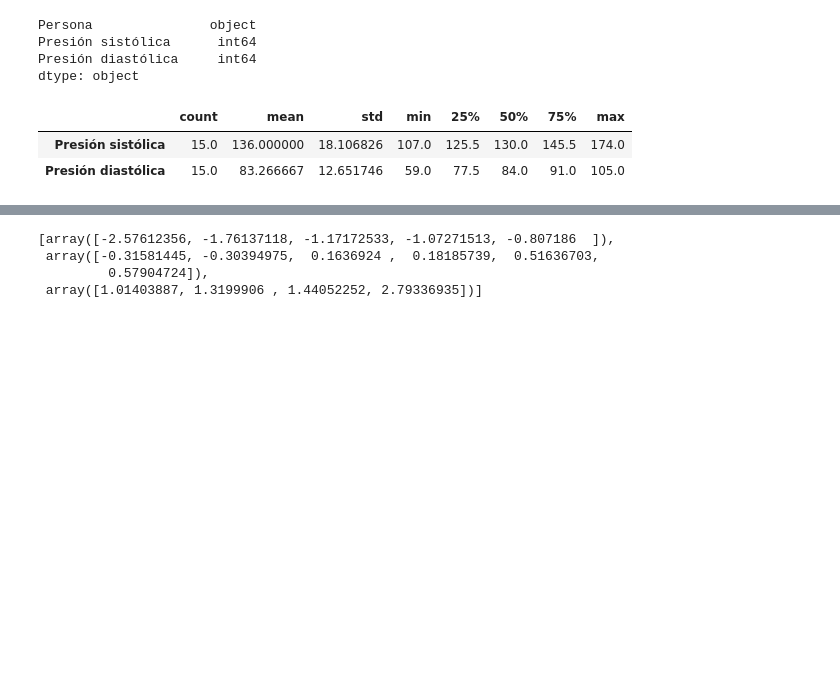
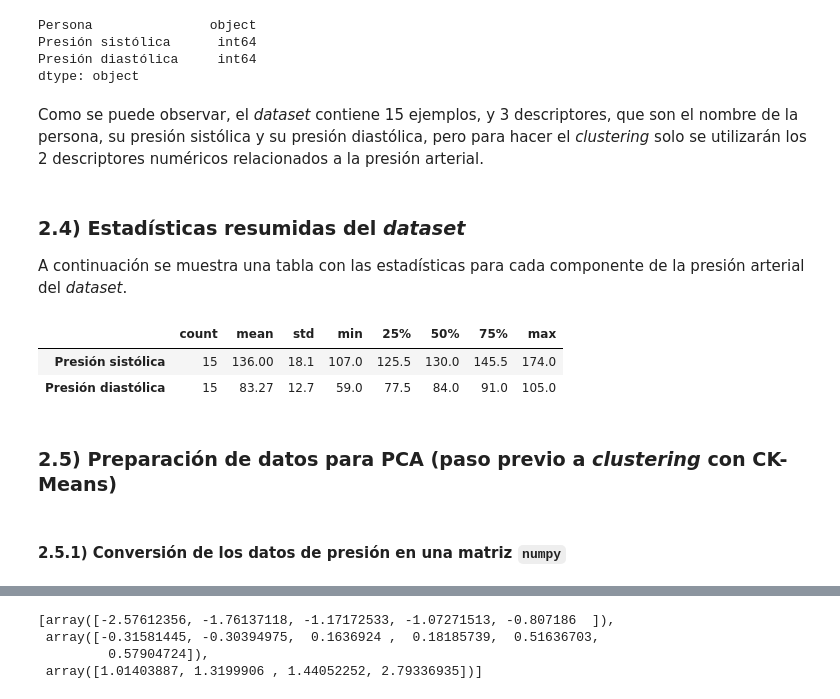
Before and after one commit to Relaxingmusic0474/CK-Means, a Jupyter notebook: ckmeans_ejemplo_inventado.ipynb, the cells around one changed output, grey strips where cells are left out. Cells and saved outputs as stored; diff of their text form; code cells hidden in the pictures; blank space fills up the shorter version.

Commit message:
Ejemplo 2 casi finalizado

```diff
--- a/ckmeans_ejemplo_inventado.ipynb
+++ b/ckmeans_ejemplo_inventado.ipynb
@@ -419,8 +419,8 @@ from sklearn.decomposition import PCA
 # %% [markdown]
 ### 2.2) Carga y muestra del _dataset_
 # %%
-data = pd.read_csv("made_up_blood_presure_data.csv")
-data
+blood_pressure_data = pd.read_csv("made_up_blood_presure_data.csv")
+blood_pressure_data
 # %% [output]
 |  | Persona | Presión sistólica | Presión diastólica |
 | 0 | Ana | 139 | 84 |
@@ -452,10 +452,30 @@ Persona               object
 Presión sistólica      int64
 Presión diastólica     int64
 dtype: object
+# %% [markdown]
+Como se puede observar, el _dataset_ contiene 15 ejemplos, y 3 descriptores, que son el nombre de la persona, su presión sistólica y su presión diastólica, pero para hacer el _clustering_ solo se utilizarán los 2 descriptores numéricos relacionados a la presión arterial.
+# %% [markdown]
+### 2.4) Estadísticas resumidas del _dataset_
+
+A continuación se muestra una tabla con las estadísticas para cada componente de la presión arterial del _dataset_.
 # %%
-summary = data.describe().T
+summary = blood_pressure_data.describe().T
+summary = summary.round({
+    "mean": 2,
+    "std": 1,
+    "min": 1,
+    "25%": 1,
+    "50%": 1,
+    "75%": 1,
+    "max": 1
+})
+summary["count"] = summary["count"].astype(int)
 summary
 # %% [output]
 |  | count | mean | std | min | 25% | 50% | 75% | max |
-| Presión sistólica | 15.0 | 136.000000 | 18.106826 | 107.0 | 125.5 | 130.0 | 145.5 | 174.0 |
-| Presión diastólica | 15.0 | 83.266667 | 12.651746 | 59.0 | 77.5 | 84.0 | 91.0 | 105.0 |
+| Presión sistólica | 15 | 136.00 | 18.1 | 107.0 | 125.5 | 130.0 | 145.5 | 174.0 |
+| Presión diastólica | 15 | 83.27 | 12.7 | 59.0 | 77.5 | 84.0 | 91.0 | 105.0 |
+# %% [markdown]
+### 2.5) Preparación de datos para PCA (paso previo a _clustering_ con CK-Means)
+# %% [markdown]
+#### 2.5.1) Conversión de los datos de presión en una matriz `numpy`
```
Also changed, not shown: parts of 17 cells of this notebook.
